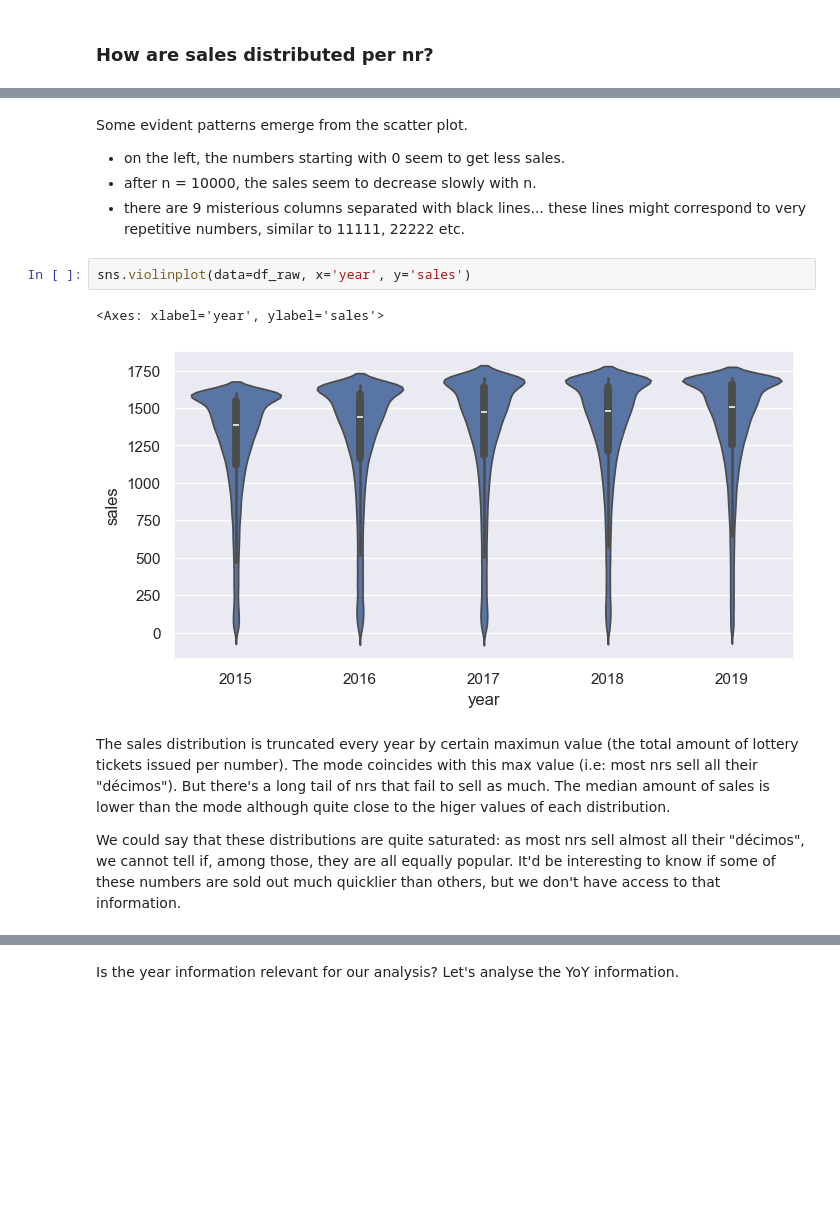
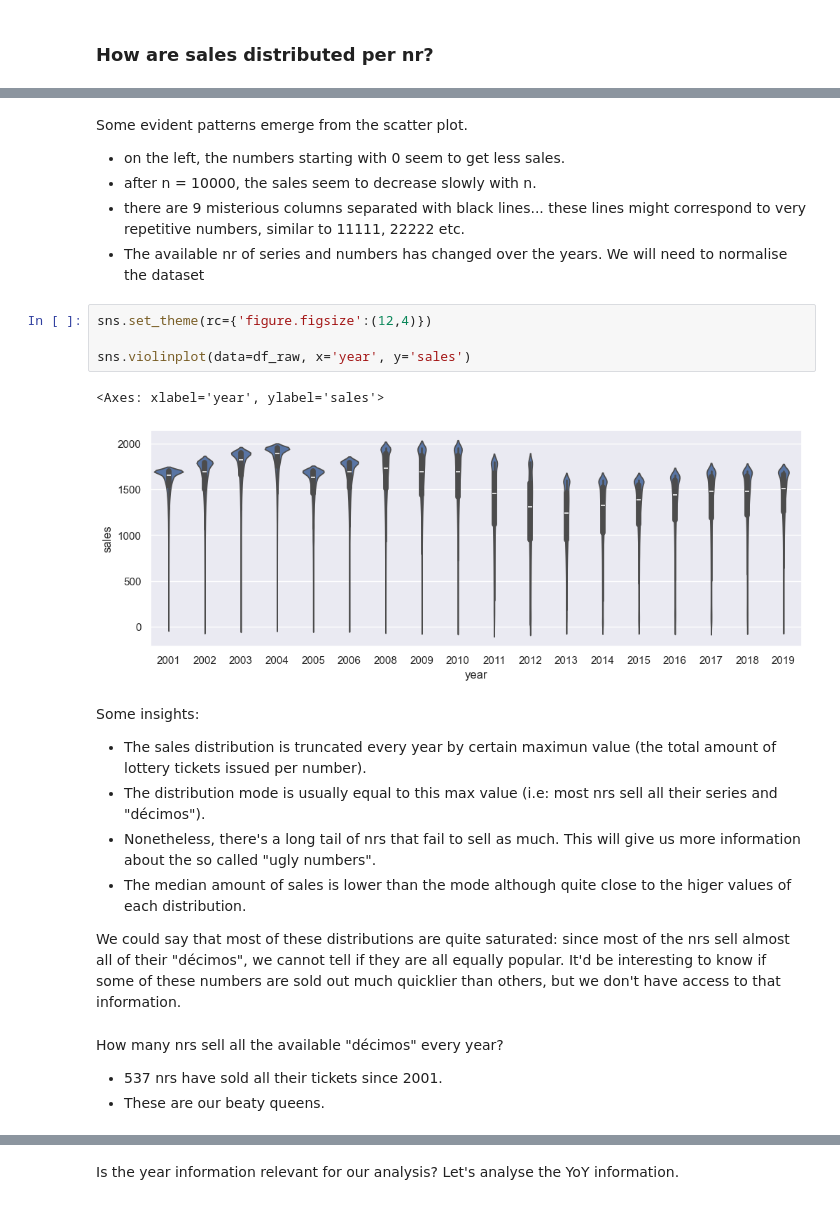
Before and after one commit to almudenamcastro/number_beauty, a Jupyter notebook: notebooks/1- eda.ipynb, the cells around one changed output, grey strips where cells are left out. Drawn from its saved outputs; the diff is of its cells as text; blank space fills up the shorter version.

```diff
--- a/notebooks/1- eda.ipynb
+++ b/notebooks/1- eda.ipynb
@@ -40,17 +54,26 @@ Some evident patterns emerge from the scatter plot.
  - on the left, the numbers starting with 0 seem to get less sales.
  - after n = 10000, the sales seem to decrease slowly with n.
  - there are 9 misterious columns separated with black lines... these lines might correspond to very repetitive numbers, similar to 11111, 22222 etc.
+ - The available nr of series and numbers has changed over the years. We will need to normalise the dataset
 # %%
+sns.set_theme(rc={'figure.figsize':(12,4)})
+
 sns.violinplot(data=df_raw, x='year', y='sales')
 # %% [output]
 <Axes: xlabel='year', ylabel='sales'>
-[figure, old version]
+[figure, new version]
 # %% [markdown]
-The sales distribution is truncated every year by certain maximun value (the total amount of lottery tickets issued per number).
-The mode coincides with this max value (i.e: most nrs sell all their "décimos"). But there's a long tail of nrs that fail to sell as much.
-The median amount of sales is lower than the mode although quite close to the higer values of each distribution.
+Some insights:
+- The sales distribution is truncated every year by certain maximun value (the total amount of lottery tickets issued per number).
+- The distribution mode is usually equal to this max value (i.e: most nrs sell all their series and "décimos").
+- Nonetheless, there's a long tail of nrs that fail to sell as much. This will give us more information about the so called "ugly numbers".
+- The median amount of sales is lower than the mode although quite close to the higer values of each distribution.
 
-We could say that these distributions are quite saturated: as most nrs sell almost all their "décimos", we cannot tell if, among those, they are all equally popular. It'd be interesting to know if some of these numbers are sold out much quicklier than others, but we don't have access to that information.
+We could say that most of these distributions are quite saturated: since most of the nrs sell almost all of their "décimos", we cannot tell if they are all equally popular. It'd be interesting to know if some of these numbers are sold out much quicklier than others, but we don't have access to that information.
+# %% [markdown]
+How many nrs sell all the available "décimos" every year?
+- 537 nrs have sold all their tickets since 2001.
+- These are our beaty queens.
 # %%
 # how many tickets sell all their nrs?
 
```
Also changed, not shown: parts of 38 cells of this notebook, 3 other files.
